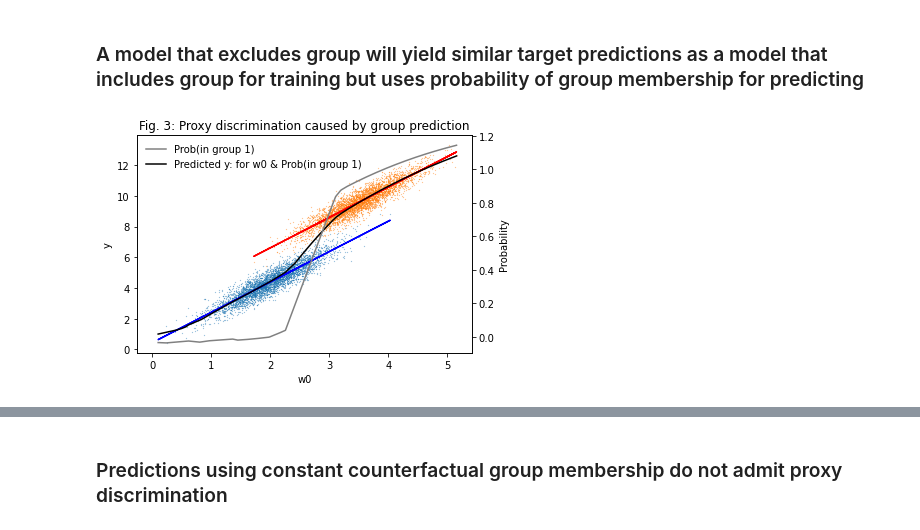
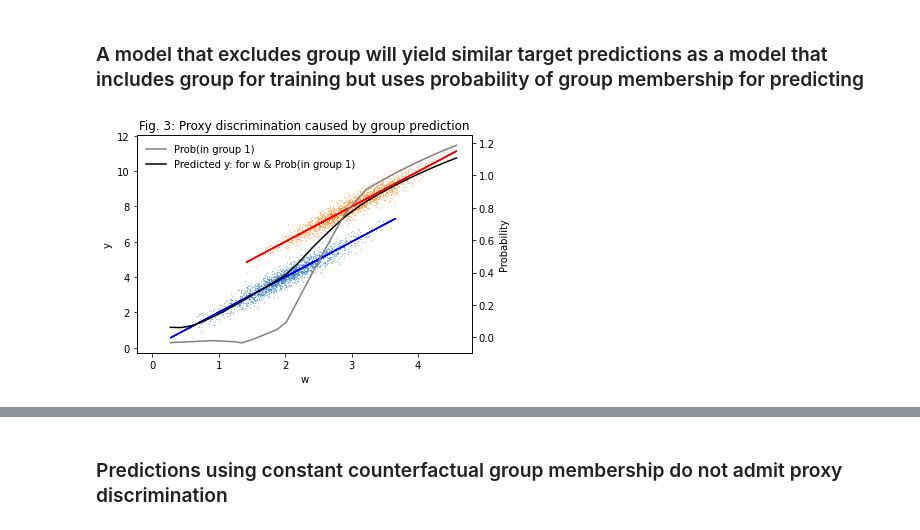
Before and after one commit to kingjosephm/DiscriminationMitigation, a Jupyter notebook: Example.ipynb, the cells around one changed output, grey strips where cells are left out. Cells and saved outputs as stored; diff of their text form; code cells hidden in the pictures.

```diff
--- a/Example.ipynb
+++ b/Example.ipynb
@@ -56,5 +76,6 @@ def simple_synth(n=8000, class_prob=0.5, gamma=np.matrix([[2,3.5],[.4,.6]]), alp
 # %%
-synth = simple_synth()
-print(synth.head())
-print("\n", synth.shape)
+N = 4000
+data= dgp(4000)
+print(data.head())
+print("\n", data.shape)
 # %% [output]
@@ -146,44 +169,44 @@ This black prediction line can be conceptualized as a weighted-average of within
 ### A model that excludes group will yield similar target predictions as a model that includes group for training but uses probability of group membership for predicting
 # %%
 # predict probability person is in group 1 given w0
-c1_prob_model = keras_model()
-c1_prob_model.fit(synth['w0'], synth[['c1']], epochs=60, batch_size=128, verbose=0)
-c1_prob_fit = c1_prob_model.predict(synth[['w0']])
+g1_prob_model = keras_model()
+g1_prob_model.fit(data['w'], data[['g1']], epochs=60, batch_size=128, verbose=0)
+g1_prob_fit = g1_prob_model.predict(data[['w']])
 
 # fit model of y given group membership and
-w0_and_class_model = keras_model()
-w0_and_class_model.fit(synth[['c1', 'w0']], synth['y'], epochs=60, batch_size=128, verbose=0)
+comprehensive_model = keras_model()
+comprehensive_model.fit(data[['g1', 'w']], data['y'], epochs=60, batch_size=128, verbose=0)
 
 # predict y, but only after replacing class with predicted class membership.
-synth_with_predicted_class = synth.copy()
-synth_with_predicted_class[['c1']] = c1_prob_fit
-synth_with_predicted_class = synth_with_predicted_class.sort_values(by='w0')
-pred_using_predicted_class = w0_and_class_model.predict(synth_with_predicted_class[['c1', 'w0']]) # Generate prediction from model
+data_with_predicted_g1 = data.copy()
+data_with_predicted_g1[['g1']] = g1_prob_fit
+data_with_predicted_g1 = data_with_predicted_g1.sort_values(by='w')
+pred_using_predicted_g1 = comprehensive_model.predict(data_with_predicted_g1[['g1', 'w']])
 # %%
 
 fig, ax1 = plt.subplots()
 plt.title('Fig. 3: Proxy discrimination caused by group prediction')
-plt.scatter(c0_grp["w0"], c0_grp["y"], label='Group 0', s=0.03)
-plt.scatter(c1_grp["w0"], c1_grp["y"], label='Group 1', s=0.03)
-plt.plot(c0_grp["w0"], c0_pred, color = "blue")
-plt.plot(c1_grp["w0"], c1_pred, color = "red")
+plt.scatter(g0_grp["w"], g0_grp["y"], label='Group 0', s=0.03)
+plt.scatter(g1_grp["w"], g1_grp["y"], label='Group 1', s=0.03)
+plt.plot(g0_grp["w"], g0_pred, color = "blue")
+plt.plot(g1_grp["w"], g1_pred, color = "red")
 
-ax1.plot(synth_with_predicted_class[['w0']],
-         pred_using_predicted_class,
+ax1.plot(data_with_predicted_g1[['w']],
+         pred_using_predicted_g1,
          label='Prediction using predicted class', color="black")
 #plt.legend()
 plt.ylabel('y')
-plt.xlabel('w0')
+plt.xlabel('w')
 
 ax2 = ax1.twinx()
-ax2.plot(synth_with_predicted_class[['w0']], synth_with_predicted_class[['c1']],
+ax2.plot(data_with_predicted_g1[['w']], data_with_predicted_g1[['g1']],
          color="grey", label = "Prob(in group 1)")
-ax2.plot(np.array([0]), np.array([0]), #this line is purely a hack to get this label to show up in legend.
-         color="black", label = "Predicted y: for w0 & Prob(in group 1)")
+ax2.plot(np.array([0]), np.array([0]), #this 'line' is purely a hack to get this label to show up in legend.
+         color="black", label = "Predicted y: for w & Prob(in group 1)")
 
 plt.ylabel('Probability')
 plt.legend(markerscale=25, frameon=False)
 plt.show()
 # %% [output]
-[figure, old version]
+[figure, new version]
 # %% [markdown]
```
Also changed, not shown: parts of 19 cells of this notebook, 4 other files.
